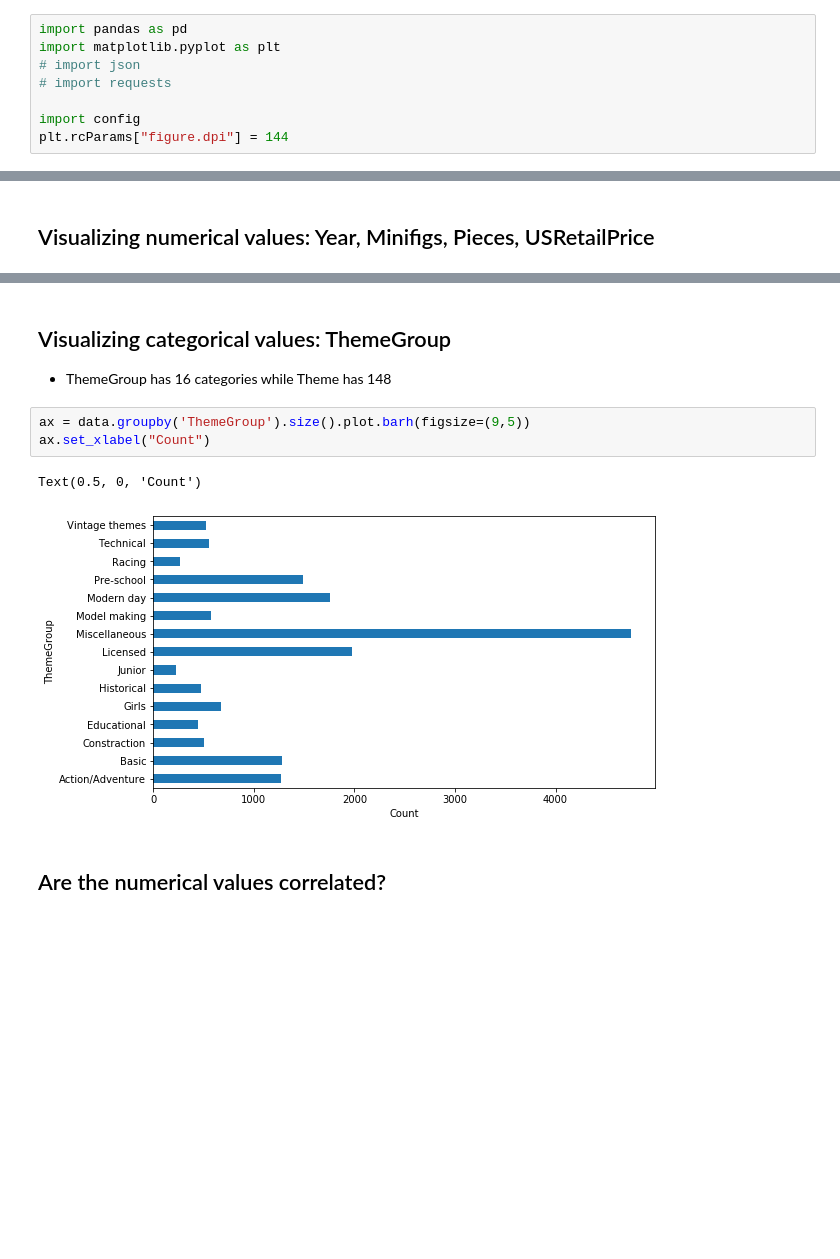
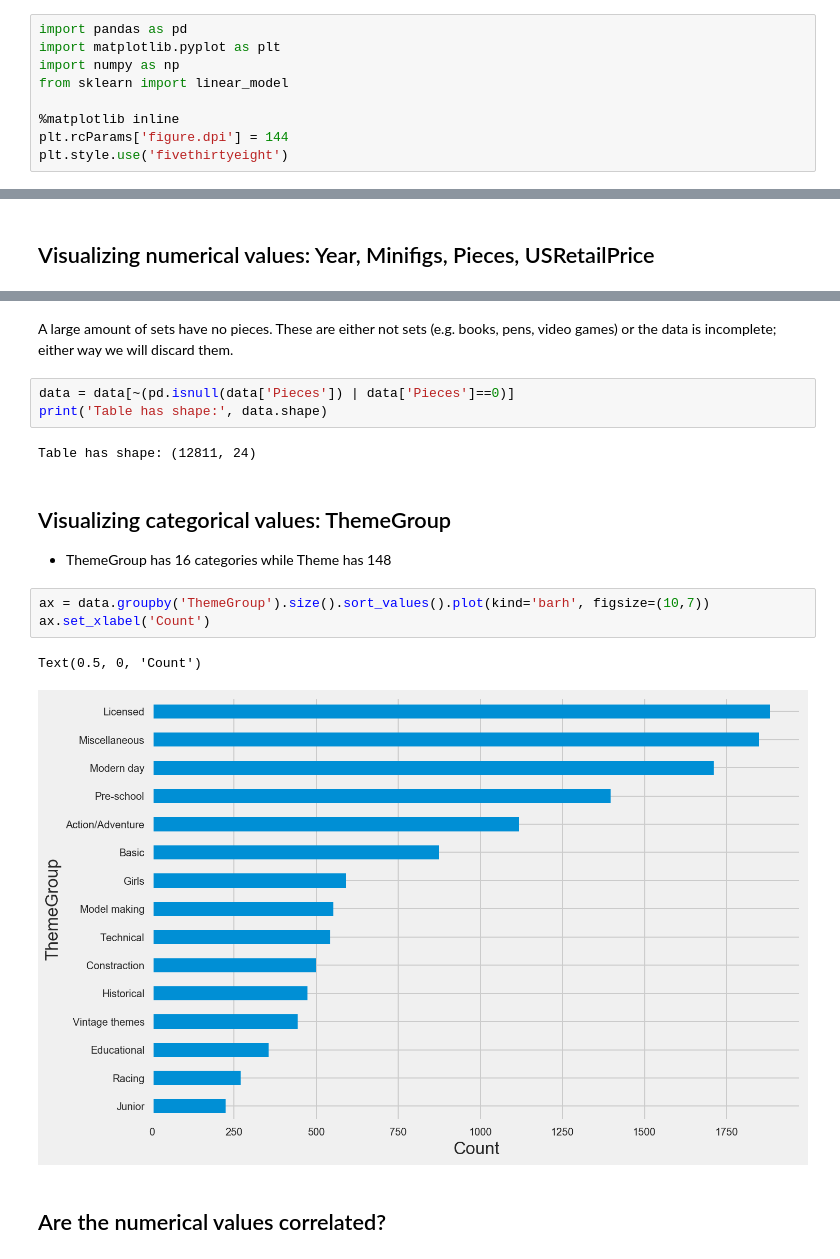
Before and after one commit to musicbyjing/lego_data_exploration, a Jupyter notebook: Lego_data.ipynb, the cells around one changed output, grey strips where cells are left out. Saved outputs shown, nothing was run; the diff lists cells and outputs as text; blank space fills up the shorter version.

```diff
--- a/Lego_data.ipynb
+++ b/Lego_data.ipynb
@@ -1,8 +1,9 @@
 # %%
 import pandas as pd
 import matplotlib.pyplot as plt
-# import json
-# import requests
+import numpy as np
+from sklearn import linear_model
 
-import config
-plt.rcParams["figure.dpi"] = 144
+%matplotlib inline
+plt.rcParams['figure.dpi'] = 144
+plt.style.use('fivethirtyeight')
@@ -64,12 +55,19 @@ for i, ax in enumerate(axes):
+# %% [markdown]
+A large amount of sets have no pieces. These are either not sets (e.g. books, pens, video games) or the data is incomplete; either way we will discard them.
+# %%
+data = data[~(pd.isnull(data['Pieces']) | data['Pieces']==0)]
+print('Table has shape:', data.shape)
+# %% [output]
+Table has shape: (12811, 24)
 # %% [markdown]
 ## Visualizing categorical values: ThemeGroup
 - ThemeGroup has 16 categories while Theme has 148
 # %%
-ax = data.groupby('ThemeGroup').size().plot.barh(figsize=(9,5))
-ax.set_xlabel("Count")
+ax = data.groupby('ThemeGroup').size().sort_values().plot(kind='barh', figsize=(10,7))
+ax.set_xlabel('Count')
 # %% [output]
 Text(0.5, 0, 'Count')
-[figure, old version]
+[figure, new version]
 # %% [markdown]
 ## Are the numerical values correlated?
 # %%
```
Also changed, not shown: parts of 11 cells of this notebook, 4 other files.
